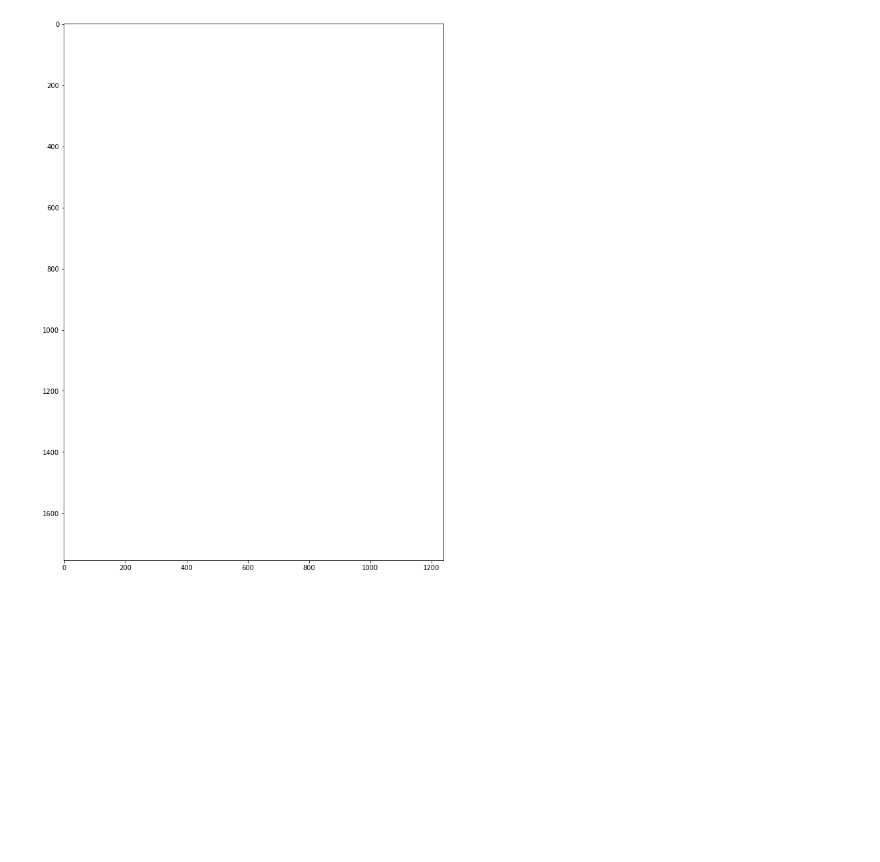
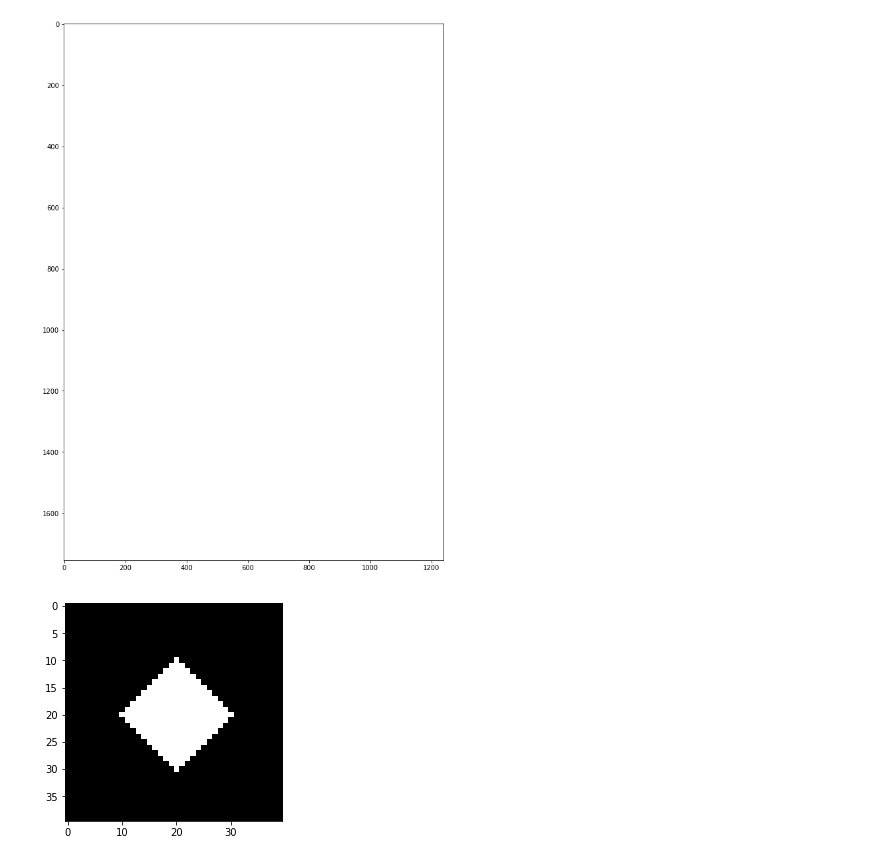
Before and after one commit to achiaver/computer_vision, a Jupyter notebook: trabalho_04/notebook/trabalho_04.ipynb, the cells around one changed output. Drawn from its saved outputs; the diff is of its cells as text; code cells hidden in the pictures; blank space fills up the shorter version.

Commit message:
Added test to create a diamond figure

```diff
--- a/trabalho_04/notebook/trabalho_04.ipynb
+++ b/trabalho_04/notebook/trabalho_04.ipynb
@@ -33,3 +33,10 @@ plt.imshow(a4, cmap = 'gray', vmin = 0, vmax = 255)
 plt.show()
 # %% [output]
 [figure]
+# %%
+a4 = np.uint8([[(30 <= x + y) & (10 >= -x + y) & (-10 <= -x + y) & (50 >= x + y) for y in range(40)] for x in range(40)])
+# %%
+plt.imshow(a4, cmap = 'gray')
+plt.show()
+# %% [output]
+[figure, added]
```
Also changed, not shown: parts of 2 cells of this notebook.
